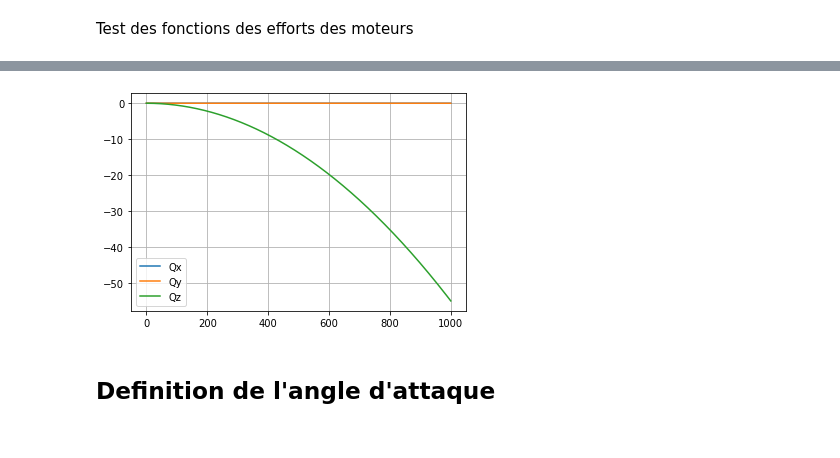
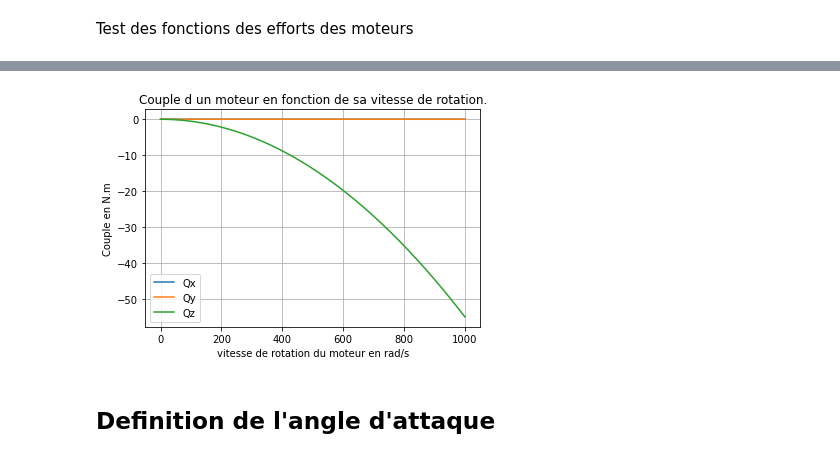
Before and after one commit to altlnt/Avion-Simulation-Identification, a Jupyter notebook: Force_aerodynamiques.ipynb, the cells around one changed output, grey strips where cells are left out. Drawn from its saved outputs; the diff is of its cells as text; code cells hidden in the pictures.

```diff
--- a/Force_aerodynamiques.ipynb
+++ b/Force_aerodynamiques.ipynb
@@ -336,25 +343,28 @@ plt.show()
 # %%
 theta = np.arange(-90, 90, 1) * np.pi/180
 vW_test = ([0,0,0])
 vB_test = ([1,0,0])
 xcp_test = ([0,0.5,0])
 R_test = Matrix([[1,0,0],[0,1,0],[0,0,1]])
 Ct_test = 1.1e-4
 omega_rotor_test = np.arange(0.0001, 1, 0.0001)*1000
 omega_test = ([0,0,0])
 Cq_test = 0.00005
 Ch_test = 0.005
 spinning_sense_test = 1
 
 Torque_rotor_test= Torque_rotor_function(Cq_test, Ct_test, Ch_test, omega_rotor_test, omega_test, R_test, vB_test, vW_test, xcp_test, spinning_sense_test)
 plt.plot(omega_rotor_test, Torque_rotor_test[0][0],label='Qx')
 plt.plot(omega_rotor_test, Torque_rotor_test[1][0],label='Qy')
 plt.plot(omega_rotor_test, Torque_rotor_test[2][0],label='Qz')
 plt.grid()
+plt.xlabel('vitesse de rotation du moteur en rad/s')
+plt.ylabel('Couple en N.m')
 plt.legend()
+plt.title('Couple d un moteur en fonction de sa vitesse de rotation.')
 plt.show()
 # %% [output]
-[figure, old version]
+[figure, new version]
 # %% [markdown]
 ## Definition de l'angle d'attaque
 # %%
```
Also changed, not shown: parts of 11 cells of this notebook, 8 other files.
